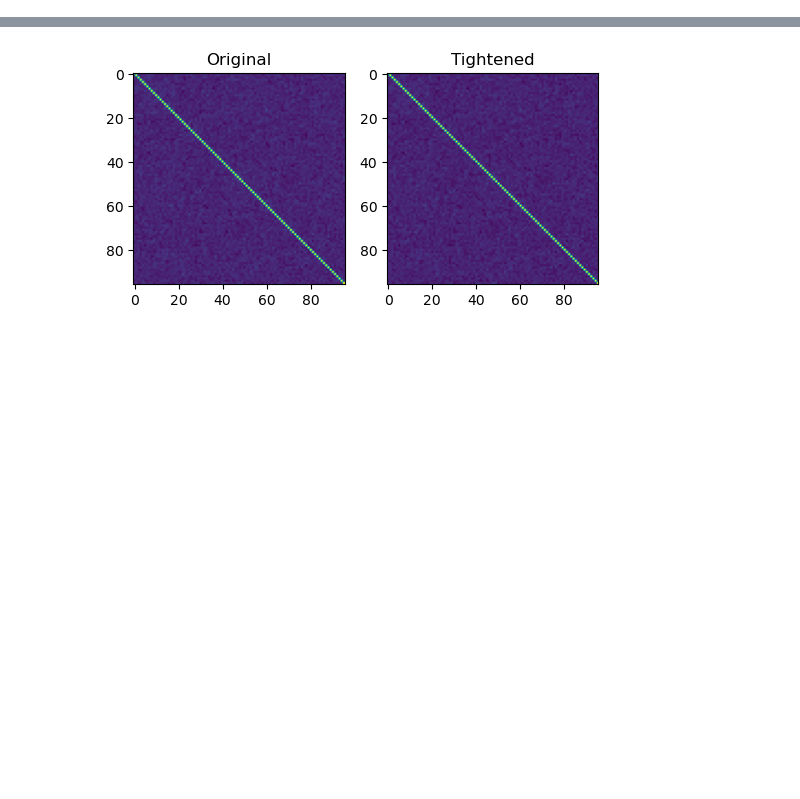
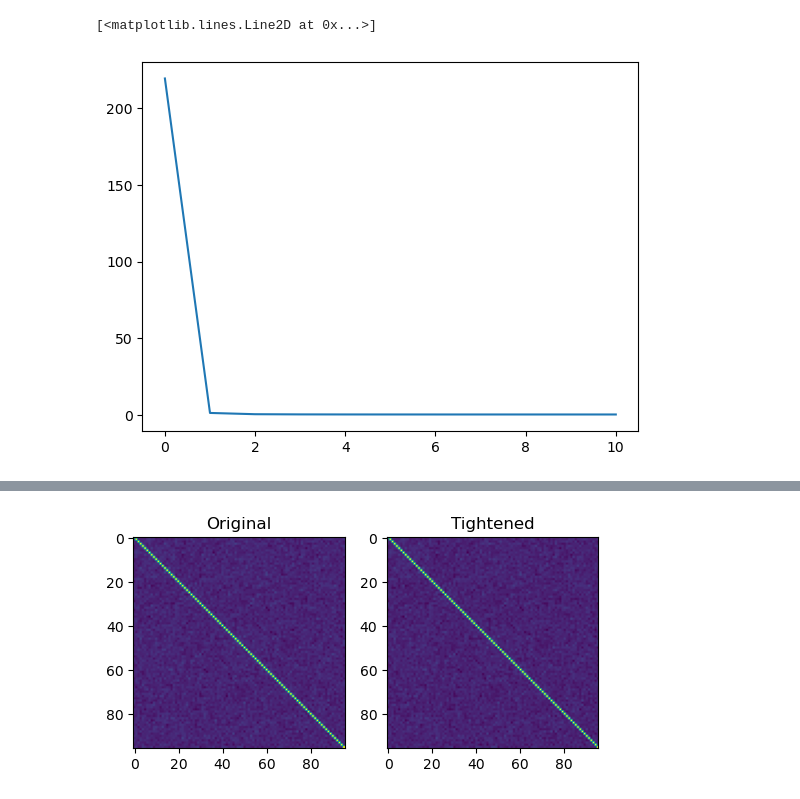
Before and after one commit to danedane-haider/Random-Filterbanks, a Jupyter notebook: Stability of Random Filterbanks under Gradient Descent/Tight_FIR.ipynb, the cells around one changed output, grey strips where cells are left out. Drawn from its saved outputs; the diff is of its cells as text; code cells hidden in the pictures; blank space fills up the shorter version.

```diff
--- a/Stability of Random Filterbanks under Gradient Descent/Tight_FIR.ipynb
+++ b/Stability of Random Filterbanks under Gradient Descent/Tight_FIR.ipynb
@@ -34,5 +36,5 @@ def tight(w, ver='S'):
 # %%
-def fir_tight(w, supp, eps=1.05, print_kappa=False):
+def fir_tight(w, supp, eps=0.01, print_kappa=True):
     """
     Iterative construction of a tight filterbank with a given support
     :param w: analysis filterbank
@@ -42,20 +44,28 @@ def fir_tight(w, supp, eps=1.05, print_kappa=False):
     """
     A,B = fb.frame_bounds_lp(w)
     w_tight = w.copy()
-    while B/A > eps:
+    kappa = [B/A]
+    error = [0]
+    it = 0
+    if print_kappa:
+            print('kappa:', '%.4f' % kappa[it], ', error:', '%.4f' % error[it])
+    while B/A > 1+eps:
+        it += 1
         w_tight = tight(w_tight)
         w_tight[:,supp:] = 0
         w_tight = np.real(w_tight)
         A,B = fb.frame_bounds_lp(w_tight)
-        kappa = B/A
-        error = np.linalg.norm(w-w_tight)
+        kappa.append(B/A)
+        error.append(np.linalg.norm(w-w_tight)/np.linalg.norm(w))
         if print_kappa:
-            print('kappa:', '%.4f' % kappa, ', error:', '%.4f' % error)
-    return w_tight
+            print('kappa:', '%.4f' % kappa[it], ', error:', '%.4f' % error[it])
+    return w_tight, np.array(kappa), np.array(error)
 # %%
-N = 4096
-J = 96
-T = 1024
+N = 16000
+J = 256
+T = 512
 w = fb.random_filterbank(N, J, T, tight=False, support_only=False, to_torch=False)
+#w_ill = w+np.roll(w,1,axis=0)+np.roll(w,2,axis=0)+np.roll(w,3,axis=0)+np.roll(w,4,axis=0)
+#w_ill[1:100,:]=w_ill[1:100,:]*10**(-10)
 
-w_tight = fir_tight(w, T, eps=1.01, print_kappa=True)
+w_tight, kappa, error = fir_tight(w, T, eps=0.01)
@@ -79,0 +72,14 @@ kappa: 1.0099 , error: 0.0696
+# %%
+kappa_list = []
+error_list = []
+num = 10
+for i in range(num):
+    c = np.random.rand(J)
+    w_ill = np.zeros((J,N))
+    for i in range(J):
+        w_ill[i,:T] = c[i]**np.arange(T)
+    w_tight, kappa, error = fir_tight(w_ill, T, eps=0.001)
+    kappa+=kappa
+    error+=error
+kappa = kappa/num
+error = error/num
@@ -79,0 +104,5 @@ kappa: 1.0099 , error: 0.0696
+# %%
+plt.plot(kappa)
+# %% [output]
+[<matplotlib.lines.Line2D at 0x...>]
+[figure, added]
```
Also changed, not shown: parts of 6 cells of this notebook.
